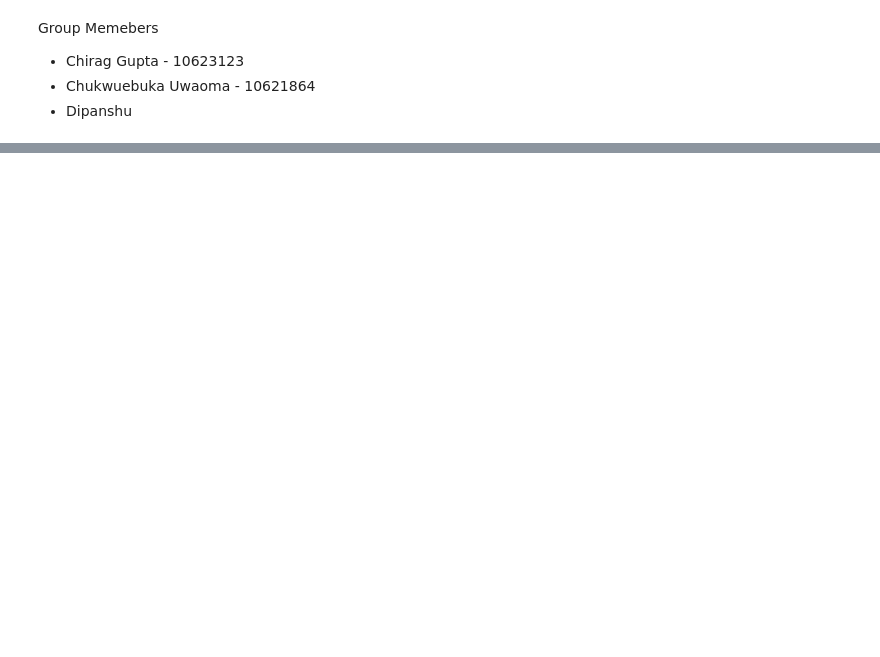
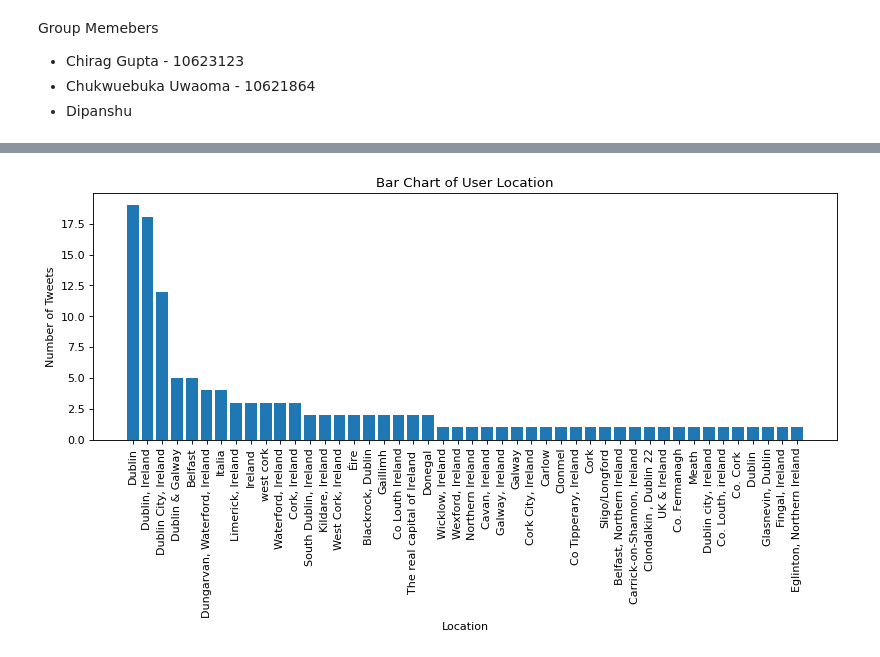
Before and after one commit to VirgilUwaoma/twitterwebscraping, a Jupyter notebook: programming_ca_two.ipynb, the cells around one changed output, grey strips where cells are left out. Drawn from its saved outputs; the diff is of its cells as text; code cells hidden in the pictures; blank space fills up the shorter version.

```diff
--- a/programming_ca_two.ipynb
+++ b/programming_ca_two.ipynb
@@ -224,0 +203,10 @@ data
+# %%
+# Download necessary resources from NLTK
+# tokenize
+nltk.download('punkt')
+
+# Tokenize the "tweet" column
+data['tokenized_tweet'] = data['tweet'].apply(lambda x: word_tokenize(x))
+# print(data.head())
+# data.to_csv('updated_data.csv', index=False)
+data.loc[:, 'tokenized_tweet'].to_csv('tokenized_tweets.csv', index=False)
@@ -224,0 +272,14 @@ data
+# %%
+location_counts = data['user_location'].value_counts()
+from matplotlib.pyplot import figure
+
+figure(figsize=(12, 4), dpi=80)
+
+plt.bar(location_counts.index, location_counts.values)
+plt.title('Bar Chart of User Location')
+plt.xlabel('Location')
+plt.ylabel('Number of Tweets')
+plt.xticks(rotation=90)
+plt.show()
+# %% [output]
+[figure, added]
```
Also changed, not shown: parts of 8 cells of this notebook, 2 other files.
